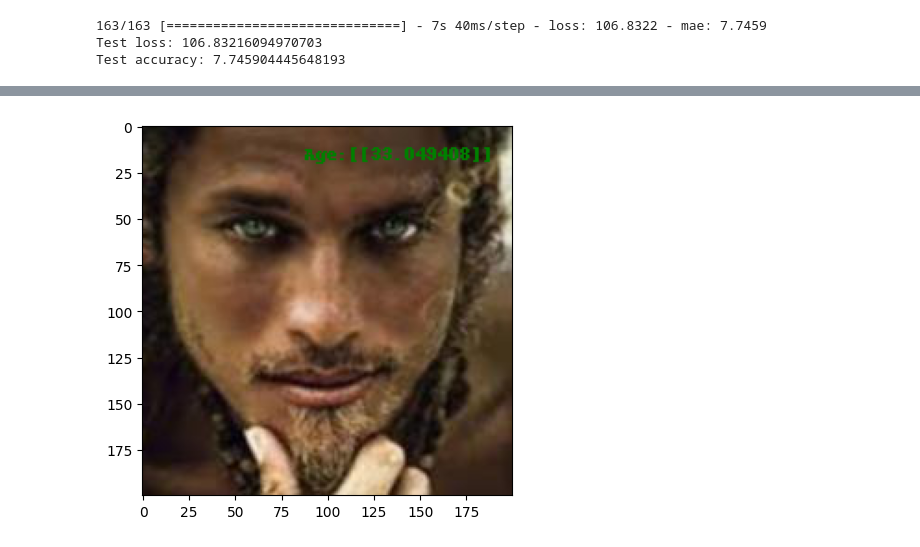
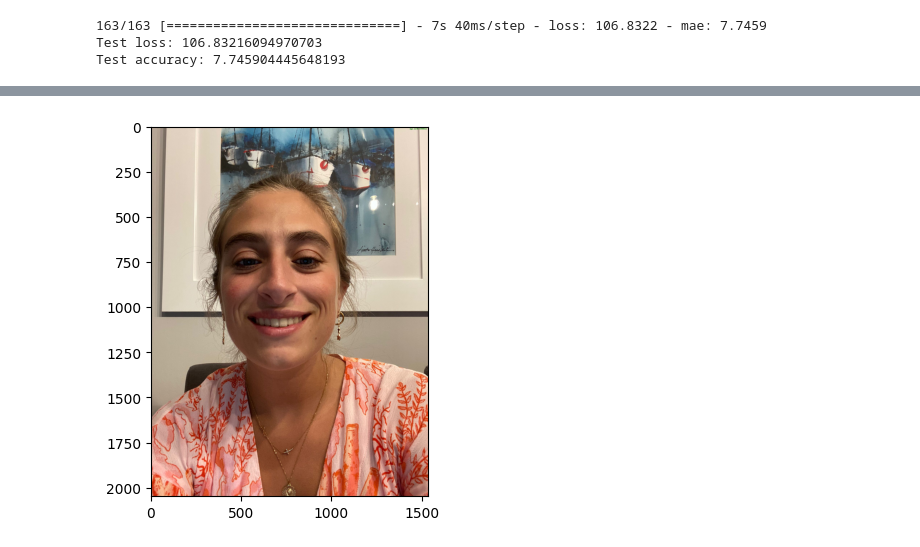
Before and after one commit to PilarAriasVazquez/ESTUDIOPROPIO, a Jupyter notebook: EstudioAlgGenética.ipynb, the cells around one changed output, grey strips where cells are left out. Drawn from its saved outputs; the diff is of its cells as text; code cells hidden in the pictures.

```diff
--- a/EstudioAlgGenética.ipynb
+++ b/EstudioAlgGenética.ipynb
@@ -194,32 +194,32 @@ array([[33.049408]], dtype=float32)
 # %%
 from PIL import Image, ImageDraw, ImageFont
 
 # Crea una imagen en blanco
 # Carga la imagen
-img = Image.open('pru.jpg')
+img = Image.open('patricia.jpg')
 
 # Convierte la imagen a un array de numpy
 img_array = np.array(img)
 # Obtiene el objeto ImageDraw
 draw = ImageDraw.Draw(img)
 text = f"Age:{prediction}"
 # Obtiene el ancho y la altura del texto
 text_width, text_height = draw.textsize(text, font=None)
 
 # Calcula las coordenadas para que el texto aparezca en la esquina superior derecha
 x = img.width - text_width - 10
 y = 10
 # Dibuja el valor de la variable en la imagen
 draw.text((x, y), str(f"Age:{prediction}"), font=None, fill='green')
 
 # Guarda la imagen
 img.save('my_image.png')
 
 import matplotlib.pyplot as plt
 import matplotlib.image as mpimg
 
 img = mpimg.imread('my_image.png')
 imgplot = plt.imshow(img)
 plt.show()
 # %% [output]
-[figure, old version]
+[figure, new version]
```
Also changed, not shown: parts of 1 cell of this notebook.
